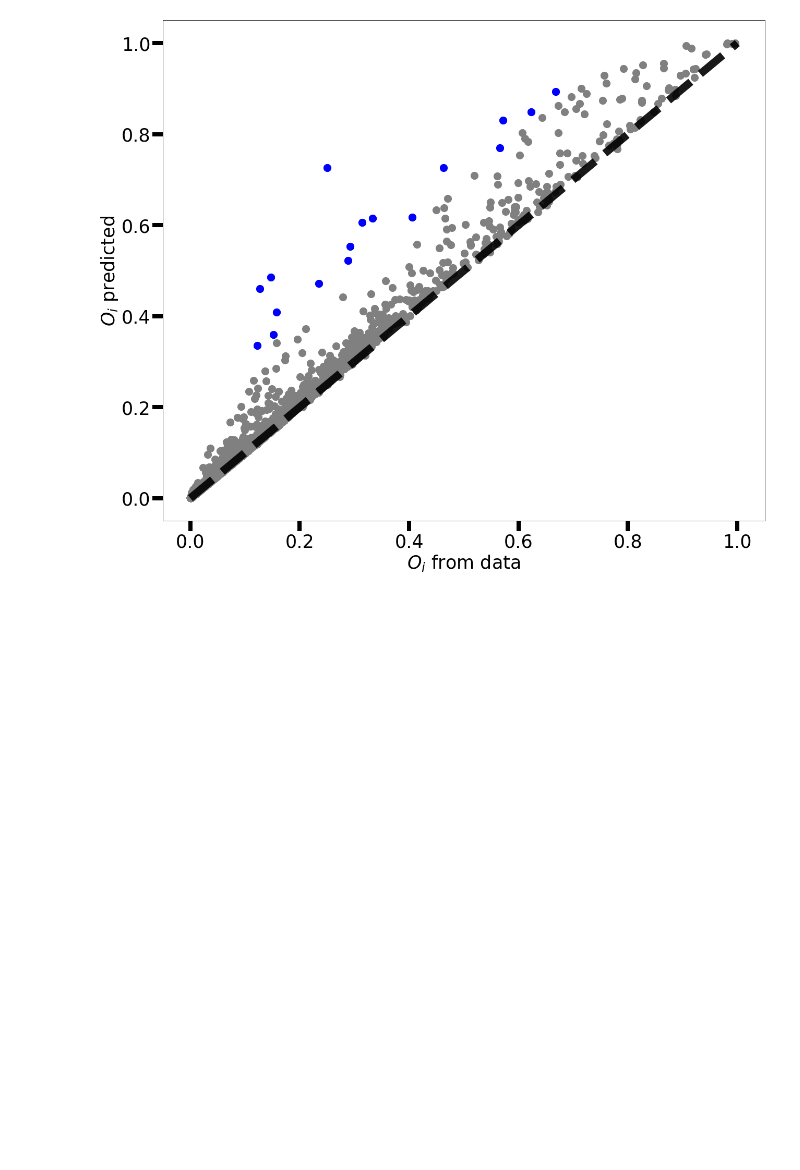
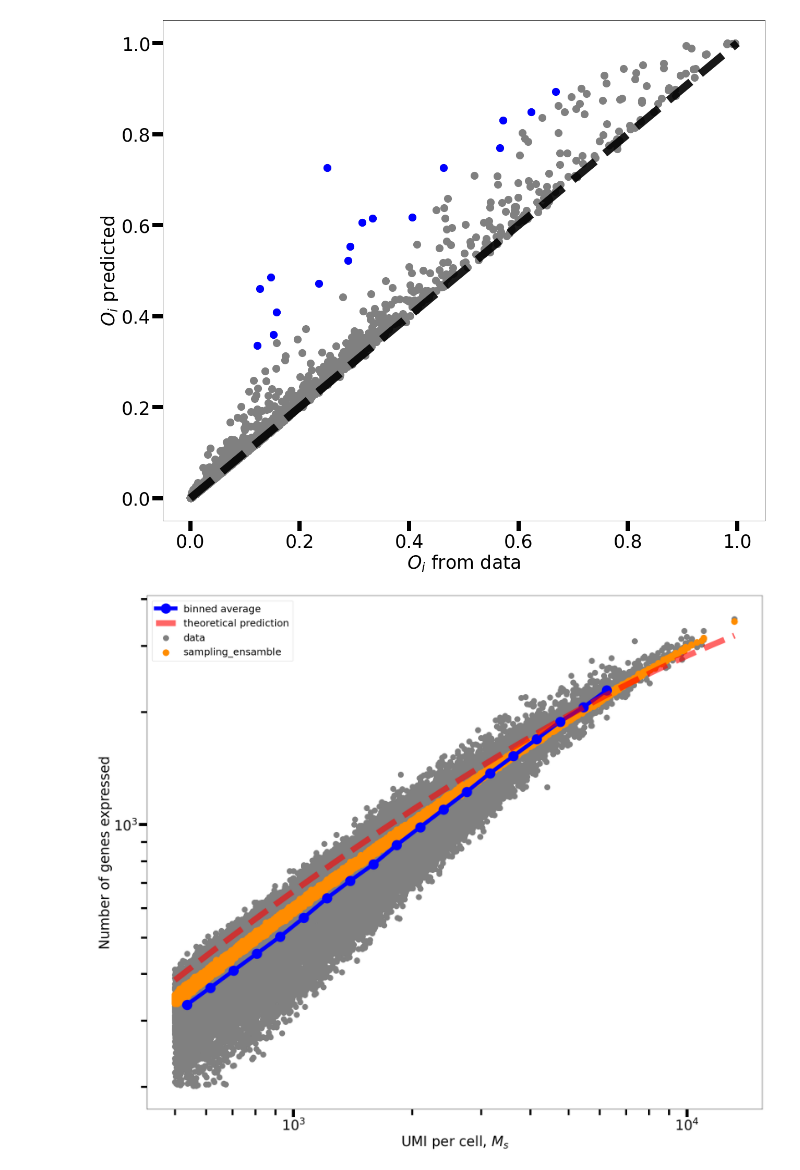
Before and after one commit to SilviaLazzardi/Emergent_Laws_in_scRNA-seq_Data, a Jupyter notebook: MouseCellAtlas/Mouse_Cell_Atlas_Data_Analysis.ipynb, the cells around one changed output. Drawn from its saved outputs; the diff is of its cells as text; code cells hidden in the pictures; blank space fills up the shorter version.

```diff
--- a/MouseCellAtlas/Mouse_Cell_Atlas_Data_Analysis.ipynb
+++ b/MouseCellAtlas/Mouse_Cell_Atlas_Data_Analysis.ipynb
@@ -924,3 +929,44 @@ fig.savefig(f"O_real-O_pred_{tissue}.pdf")
 # %%
 with open(f"OrealOpred_overlist_{tissue}_low.txt","w") as f:
     list(map(lambda g: f.write(g+"\n"), filter(lambda g: "Rik" not in g, data["freq"].index.values[mask_low])))
+# %%
+# theoretical prediction
+def h(m, gamma: list, N, F1=122, F2=4100):
+    g1, g2 = gamma
+    i = np.arange(1, N+1, step=1)
+
+    b = 1./(F1**(g1-g2)*np.sum([_i**(-g1) for _i in i[:F1]])+np.sum([_i**(-g2) for _i in i[F1:F2]]) + (F2**(-g2))*np.exp(0.002*F2)*np.sum([np.exp(-0.002*_i) for _i in i[F2:]]))
+    c = b * (F2**(-g2))*np.exp(0.002*F2)
+    a = b * F1**(g1-g2)
+    return N - np.sum((1-a*np.power(i[:F1], -g1))**m, axis=0) - np.sum((1-b*np.power(i[F1:F2], -g2))**m, axis=0) - np.sum((1-c*np.exp(-0.002*i[F2:]))**m, axis=0)
+# %%
+fig, ax = plt.subplots(figsize=(28,24))
+
+skip_bins=5
+ax.scatter(data["M"], data["diffWords"], color="gray", s=200, label="data")
+
+ax.scatter(data["mazzolini"]["M"], data["mazzolini"]["diffWords"], color="darkorange", s=250, label="sampling_ensamble")
+
+
+bin_means, bin_edges, binnumber = stats.binned_statistic(data["M"], data["diffWords"],statistic='mean', bins=np.logspace(np.log10(data["M"].min()),np.log10(max(data["M"])), 25))
+
+ax.plot((bin_edges[:-1][:-skip_bins] + bin_edges[1:][:-skip_bins])/2, bin_means[:-skip_bins], color='blue', lw=10, marker="o", ms=25, label='binned average')
+
+
+x_bins=np.logspace(np.log10(data["M"].min()),np.log10(max(data["M"])))
+ax.plot(x_bins, [h(x, [0.5, 1.0], len(data["freq"].dropna()), F1=122, F2=4100) for x in x_bins], lw=15, alpha=0.6, ls="--", c="red", label="theoretical prediction")
+
+ax.set_ylabel("Number of genes expressed", fontsize=35)
+ax.set_xlabel("UMI per cell, $M_s$", fontsize=35)
+ax.tick_params(labelsize=35, width=8, length=20)
+ax.tick_params(which="minor", labelsize=35, width=5, length=15)
+
+ax.legend(fontsize=25)
+
+ax.set_xscale("log")
+ax.set_yscale("log")
+
+plt.show()
+fig.savefig(f"heaps_{tissue}_mazzolini_teo.pdf")
+# %% [output]
+[figure, added]
```
Also changed, not shown: parts of 5 cells of this notebook.
